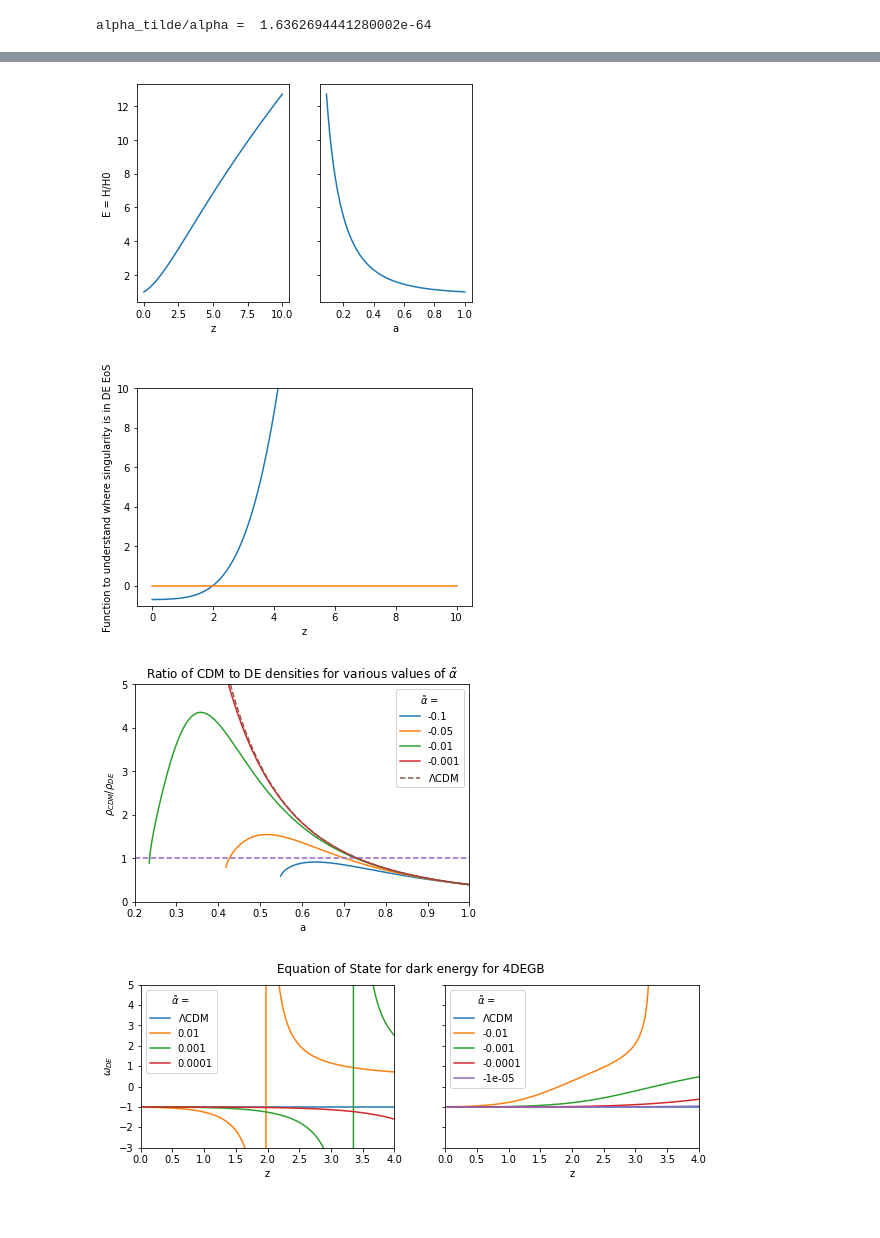
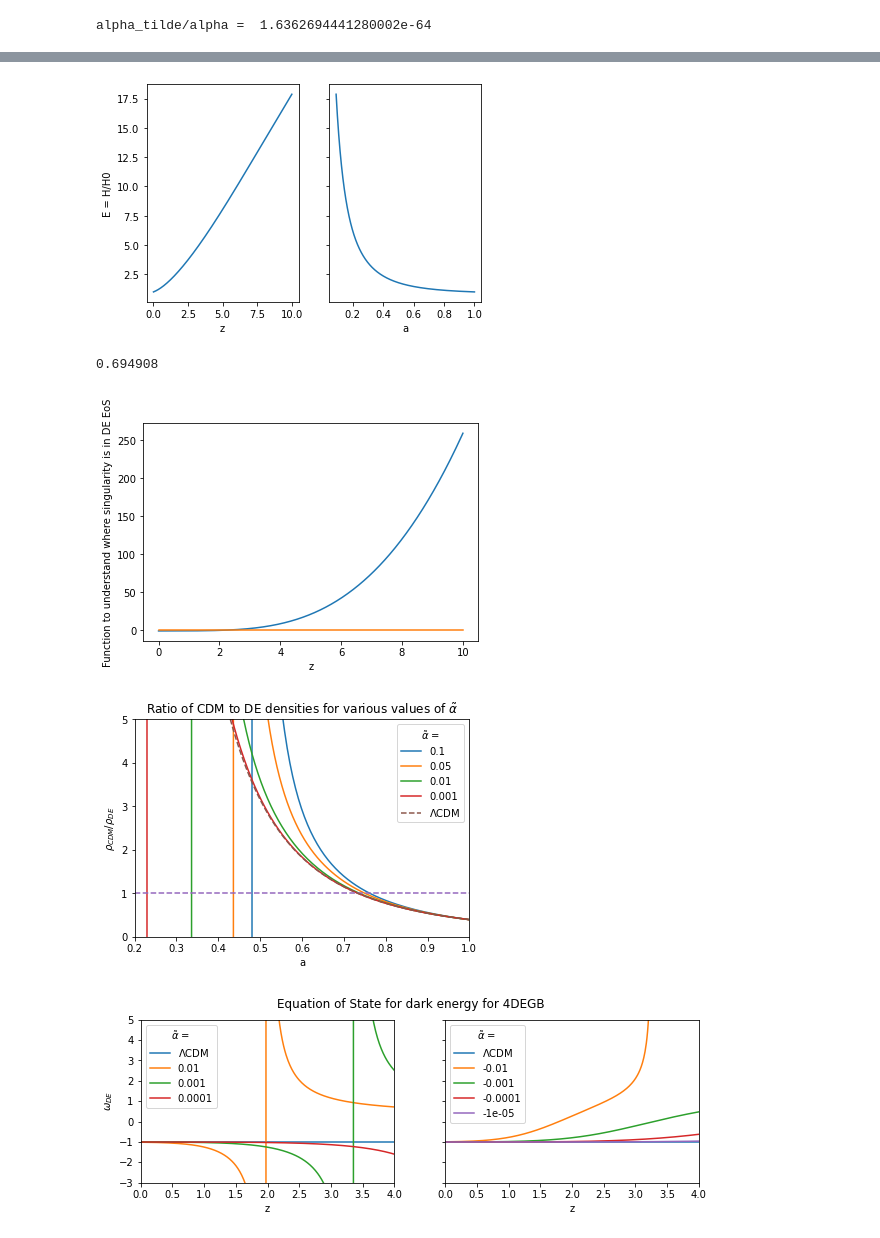
Before and after one commit to CarolaZano/4DEGB-tests, a Jupyter notebook: 4DEGB_tests_WandM_corrected_eq.ipynb, the cells around one changed output, grey strips where cells are left out. Drawn from its saved outputs; the diff is of its cells as text; code cells hidden in the pictures.

```diff
--- a/4DEGB_tests_WandM_corrected_eq.ipynb
+++ b/4DEGB_tests_WandM_corrected_eq.ipynb
@@ -88,7 +110,9 @@ alpha_tilde/alpha =  1.6362694441280002e-64
 # %%
+'''Plots of E(z)'''
+
 z = np.linspace(0, 10 , int(1e3))
 a = 1/(1+z)
-alpha_tilde = 1e-2
+alpha_tilde = 1e-3
 
 f, (ax1, ax2) = plt.subplots(1, 2, sharey=True)
 
@@ -101,48 +125,50 @@ ax2.set_xlabel('a')
 
 plt.show()
 # %% [output]
-[figure, old version]
+[figure, new version]
 # %%
 alpha_tilde = 1e-2
+print(1 - 0.27 - 0.045 - 0 - 9.2e-5 + alpha_tilde)
 
 funct = (alpha_tilde*(E((1/a) - 1,cosmo , alpha_tilde)) **4 - (1 - 0.27 - 0.045 - 0 - 9.2e-5 + alpha_tilde))
 plt.plot(z, funct)
 plt.plot(z, np.zeros(len(a)))
-plt.ylim(-1,10)
+#plt.ylim(-1,10)
 plt.xlabel("z")
 plt.ylabel("Function to understand where singularity is in DE EoS")
 plt.show()
 # %% [output]
+0.694908
-[figure, old version]
+[figure, new version]
 # %%
 """ Plot FIG 1 Wang and Mota"""
 
-alpha_tilde = -1e-1
+alpha_tilde = 1e-1
 plt.plot(a, rho_cdm_frac_rho_de((1/a) - 1, cosmo , alpha_tilde), label = alpha_tilde)
 
-alpha_tilde = -5e-2
+alpha_tilde = 5e-2
 plt.plot(a, rho_cdm_frac_rho_de((1/a) - 1, cosmo , alpha_tilde), label = alpha_tilde)
 
-alpha_tilde = -1e-2
+alpha_tilde = 1e-2
 plt.plot(a, rho_cdm_frac_rho_de((1/a) - 1, cosmo , alpha_tilde), label = alpha_tilde)
 
-alpha_tilde = -1e-3
+alpha_tilde = 1e-3
 plt.plot(a, rho_cdm_frac_rho_de((1/a) - 1, cosmo , alpha_tilde), label = alpha_tilde)
 
 plt.plot(np.linspace(0.0,1,int(1e2)), np.ones(int(1e2)), "--")
 
 plt.plot(a, rho_cdm_frac_rho_de((1/a) - 1, cosmo , 0), "--", label = "$\Lambda$CDM")
 
 plt.xlim(0.2,1)
 plt.ylim(0,5)
 plt.xlabel("a")
 plt.ylabel(r"$ \rho_{CDM} / \rho_{DE} $")
 plt.legend(title = r"$ \~\alpha $ = ")
 plt.title(r"Ratio of CDM to DE densities for various values of $\~\alpha$")
 #plt.savefig('Fig1_WandM_modified.pdf')
 plt.show()
 # %% [output]
-[figure, old version]
+[figure, new version]
 # %%
 """ Plot FIG 2 Wang and Mota"""
 
```
Also changed, not shown: parts of 3 cells of this notebook.
